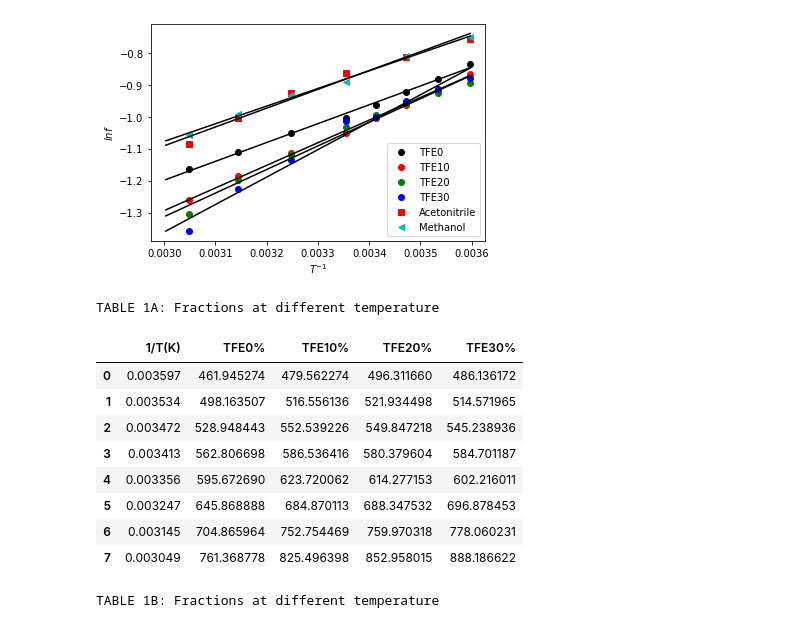
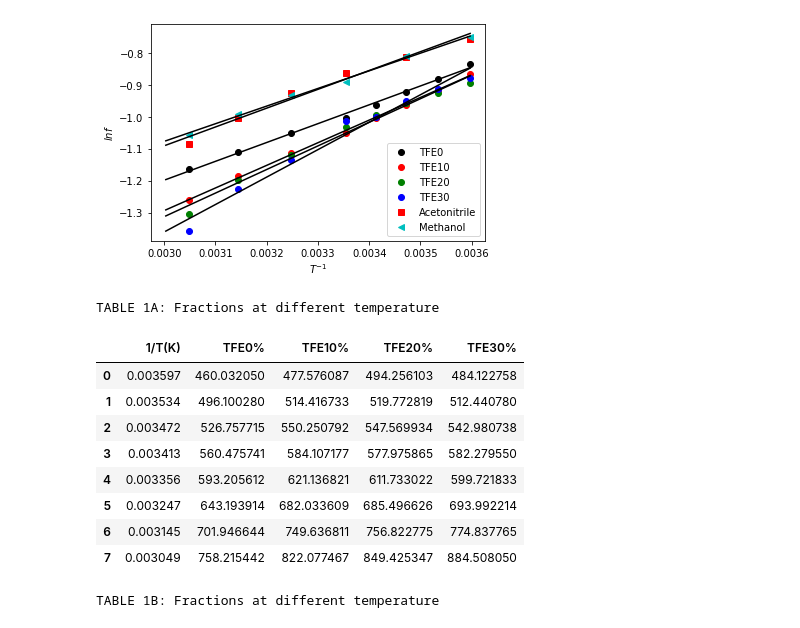
Before and after one commit to adbioc/Specroscopy, a Jupyter notebook: finalCD.ipynb, the cells around one changed output. Drawn from its saved outputs; the diff is of its cells as text; code cells hidden in the pictures.

```diff
--- a/finalCD.ipynb
+++ b/finalCD.ipynb
@@ -211,3 +211,12 @@ def linfit(x, m, c):
     return m*x+c
 
 from scipy.optimize import curve_fit
+
+from scipy.constants import codata
+F = codata.physical_constants['Faraday constant'][0]
+qe = codata.physical_constants['elementary charge'][0]
+R = codata.physical_constants['molar gas constant'][0]
+kB = codata.physical_constants['Boltzmann constant'][0]
+kB_eV = codata.physical_constants['Boltzmann constant in eV/K'][0]
+N_A = codata.physical_constants['Avogadro constant'][0]
+F, R, qe, kB, kB_eV, N_A
@@ -214,3 +230,6 @@ from scipy.optimize import curve_fit
+# %%
+# R in cal/mol
+R=0.239006*R
 # %%
 
 F1=svd2f(X1,-XY1)
@@ -278,22 +297,22 @@ plt.show()
 [figure]
 # %%
 # TFE const. T varrying - fractions
-onebyT=1/T1
-tfe_C_f = {'1/T(K)':onebyT,'TFE0%':-R*T1*np.log(F1),'TFE10%':-R*T2*np.log(F2),'TFE20%':-R*T*np.log(F3),'TFE30%':-R*T*np.log(F4)}
+onebyT1=1/T1
+tfe_C_f = {'1/T(K)':onebyT1,'TFE0%':-R*T1*np.log(F1),'TFE10%':-R*T2*np.log(F2),'TFE20%':-R*T3*np.log(F3),'TFE30%':-R*T4*np.log(F4)}
 tfeCf=pd.DataFrame.from_dict(tfe_C_f)
 print('TABLE 1A: Fractions at different temperature')
 tfeCf
 # %% [output]
 TABLE 1A: Fractions at different temperature
 |  | 1/T(K) | TFE0% | TFE10% | TFE20% | TFE30% |
-| 0 | 0.003597 | 461.945274 | 479.562274 | 496.311660 | 486.136172 |
-| 1 | 0.003534 | 498.163507 | 516.556136 | 521.934498 | 514.571965 |
-| 2 | 0.003472 | 528.948443 | 552.539226 | 549.847218 | 545.238936 |
-| 3 | 0.003413 | 562.806698 | 586.536416 | 580.379604 | 584.701187 |
-| 4 | 0.003356 | 595.672690 | 623.720062 | 614.277153 | 602.216011 |
-| 5 | 0.003247 | 645.868888 | 684.870113 | 688.347532 | 696.878453 |
-| 6 | 0.003145 | 704.865964 | 752.754469 | 759.970318 | 778.060231 |
-| 7 | 0.003049 | 761.368778 | 825.496398 | 852.958015 | 888.186622 |
+| 0 | 0.003597 | 460.032050 | 477.576087 | 494.256103 | 484.122758 |
+| 1 | 0.003534 | 496.100280 | 514.416733 | 519.772819 | 512.440780 |
+| 2 | 0.003472 | 526.757715 | 550.250792 | 547.569934 | 542.980738 |
+| 3 | 0.003413 | 560.475741 | 584.107177 | 577.975865 | 582.279550 |
+| 4 | 0.003356 | 593.205612 | 621.136821 | 611.733022 | 599.721833 |
+| 5 | 0.003247 | 643.193914 | 682.033609 | 685.496626 | 693.992214 |
+| 6 | 0.003145 | 701.946644 | 749.636811 | 756.822775 | 774.837765 |
+| 7 | 0.003049 | 758.215442 | 822.077467 | 849.425347 | 884.508050 |
 # %%
 onebyT5=1/T5
 tfe_C_f_x = {'1/T(K)':onebyT5,'Acetonitrile':F5,'Methanol':F6}
```
Also changed, not shown: parts of 7 cells of this notebook.
